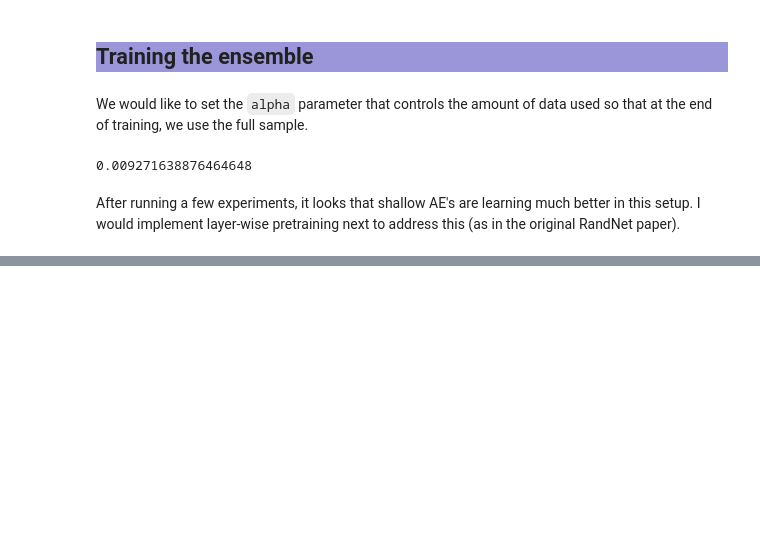
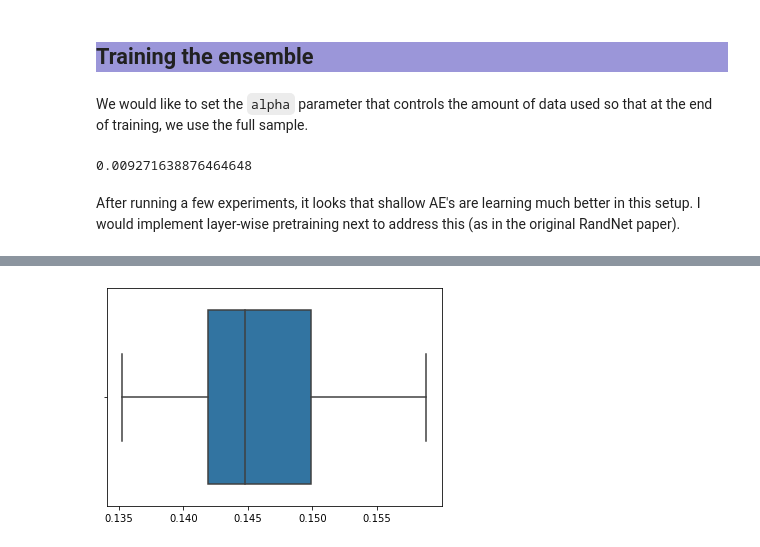
Before and after one commit to danieltsoukup/autoencoders, a Jupyter notebook: outlier_detection_with_autoencoders.ipynb, the cells around one changed output, grey strips where cells are left out. Saved outputs shown, nothing was run; the diff lists cells and outputs as text; code cells hidden in the pictures; blank space fills up the shorter version.

```diff
--- a/outlier_detection_with_autoencoders.ipynb
+++ b/outlier_detection_with_autoencoders.ipynb
@@ -933,0 +924,5 @@ cohen_kappa_score(input_labels, outlier_pred)
+# %%
+sns.boxplot(reconstruction_loss.std(axis=0))
+plt.show()
+# %% [output]
+[figure, added]
```
Also changed, not shown: parts of 21 cells of this notebook, 2 other files.
